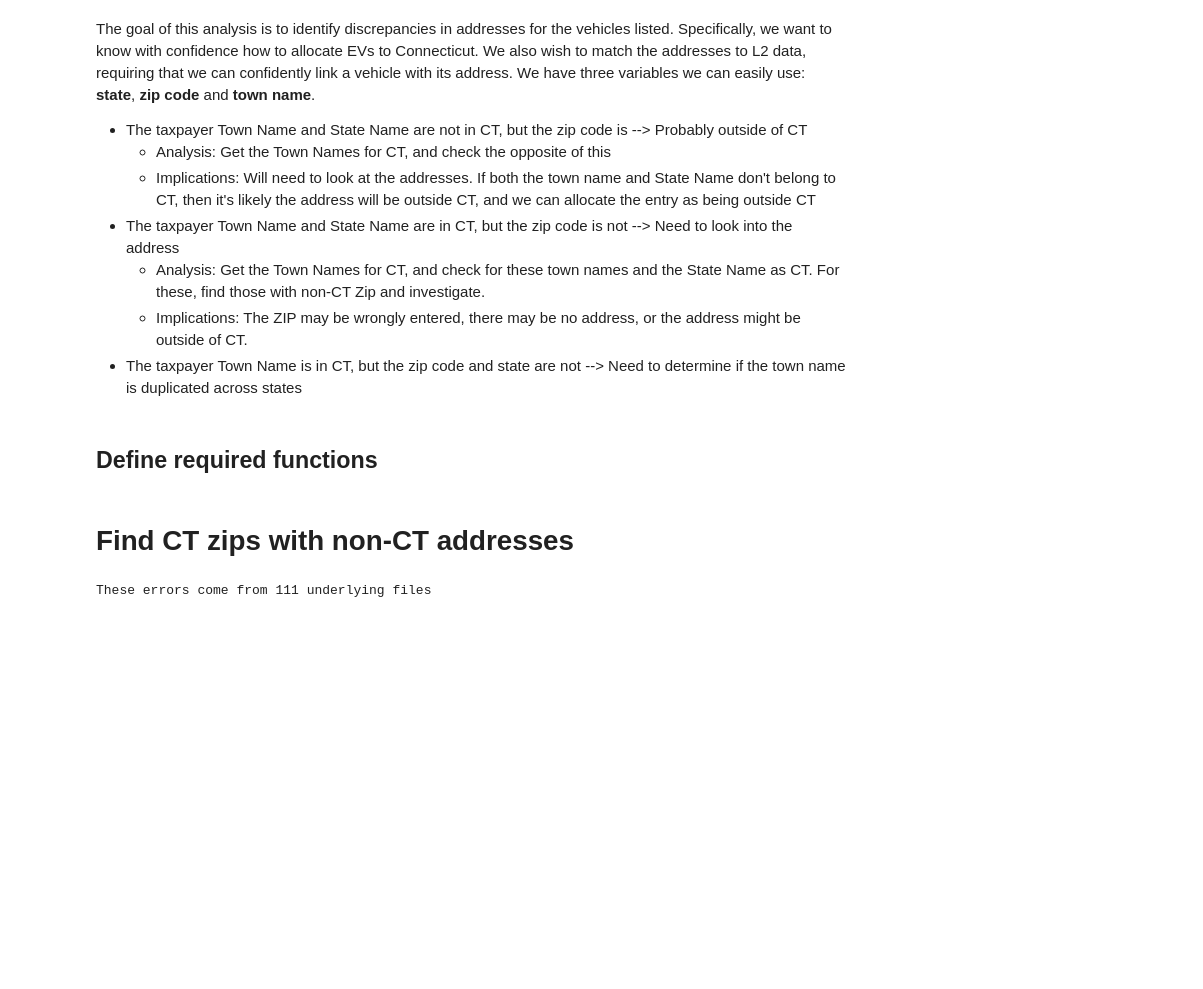
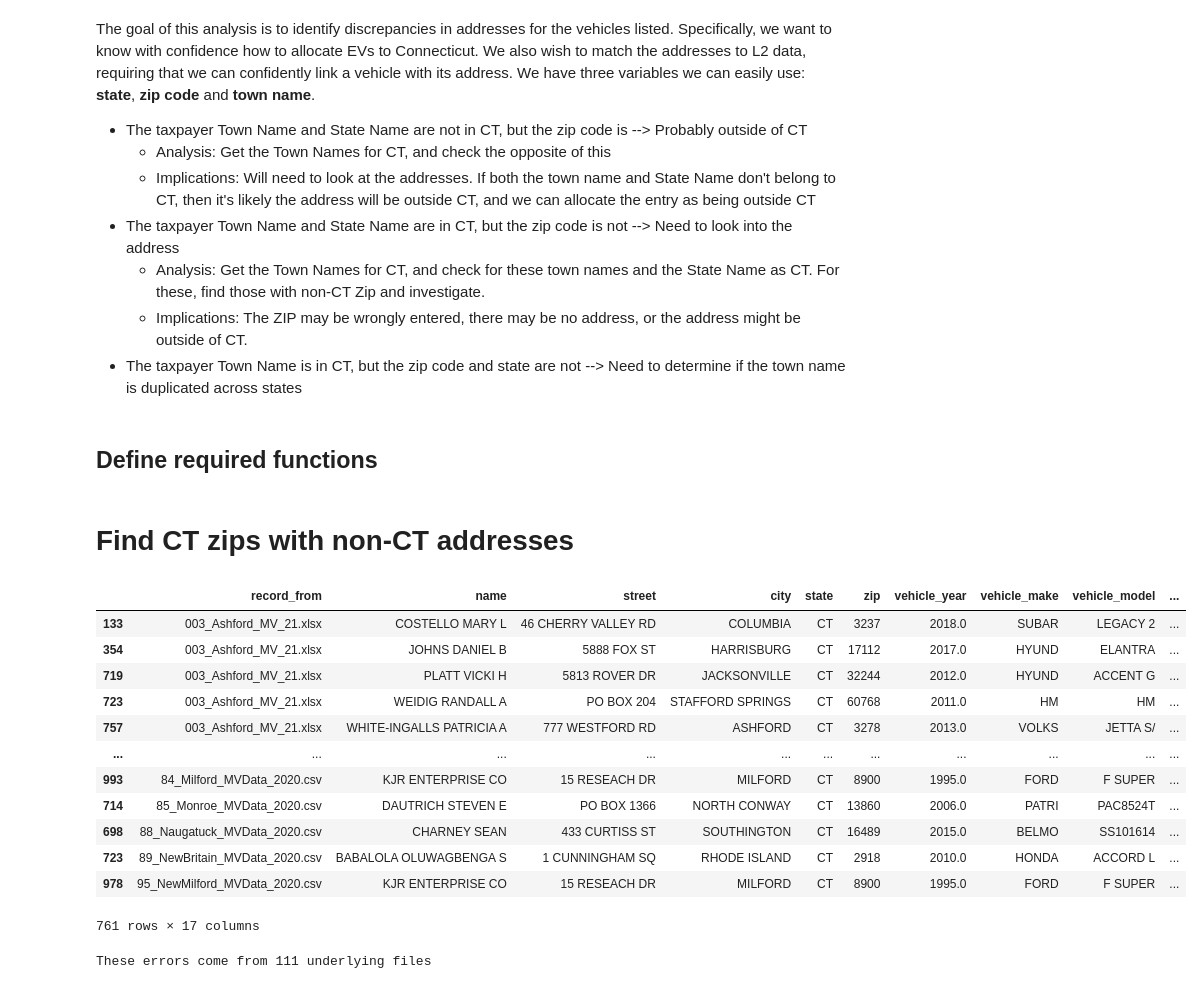
Before and after one commit to rajanoureddine/ctdot-tobin-yse, a Jupyter notebook: 1_municipal_data/check_reconstruct_municipal.ipynb, the cells around one changed output. Drawn from its saved outputs; the diff is of its cells as text; code cells hidden in the pictures; blank space fills up the shorter version.

```diff
--- a/1_municipal_data/check_reconstruct_municipal.ipynb
+++ b/1_municipal_data/check_reconstruct_municipal.ipynb
@@ -519,14 +519,21 @@ def create_valid_zip(zip):
                 return np.NaN
 
             # If length is 4 or 5, check it
-            elif((len(zip_str)) == 5) | (len(zip_str) == 4):
+            elif((len(zip_str) == 5) | (len(zip_str) == 4)):
                 matched = re.match("^\s*[0-9]*[0-9]{4}\.?0?\s*$", zip_str)
                 if matched:
                     return matched[0].zfill(5)
                 else:
                     return np.NaN
+            # If the zip is between 5 and 8 (inclusive) long, we assume the first 4 are the first part
+            # And the second 4 are the second part
+            # There is no other way to do this...
+            elif((len(zip_str) > 5) & (len(zip_str)<9)):
+                return create_valid_zip(zip_str[0:4])
+            elif (len(zip_str) == 9):
+                return create_valid_zip(zip_str[0:5])
             else:
-                return create_valid_zip(zip_str[0:5])
+                return np.NaN
 
     except Exception as e:
         print(e)
@@ -615,10 +622,11 @@ for chunk in tqdm(recompiled_data):
     chunk = chunk.drop("Unnamed: 0", axis = 1).reset_index(drop = True)
 
     # Check that the ZIPs and the states match
-    valid_zips = get_valid_zips(chunk, "zip")
-
+    chunk_corrected_zips = chunk
+    chunk_corrected_zips["zip_corrected"] = chunk_corrected_zips["zip"].apply(lambda x: create_valid_zip(x))
+    # get_valid_zips(chunk, "zip")
     # Join them
-    chunk_corrected_zips = chunk.join(valid_zips).reset_index(drop = True)
+    #chunk_corrected_zips = chunk.join(valid_zips).reset_index(drop = True)
 
     # Get CT zip codes
     ct_zip_mask = chunk_corrected_zips["zip_corrected"].apply(lambda x: ct_zip(x))
@@ -635,6 +643,22 @@ for chunk in tqdm(recompiled_data):
     nonct_zip_ct_state_chunk = chunk_corrected_zips.loc[nonct_zip_ct_state_mask]
     nonct_zip_ct_state_chunk = nonct_zip_ct_state_chunk.dropna(axis = 0, subset = ["zip_corrected"])
     nonct_zip_ct_state = pd.concat([nonct_zip_ct_state, nonct_zip_ct_state_chunk])
+# %%
+nonct_zip_ct_state
+# %% [output]
+|  | record_from | name | street | city | state | zip | vehicle_year | vehicle_make | vehicle_model | ... |
+| 133 | 003_Ashford_MV_21.xlsx | COSTELLO MARY L | 46 CHERRY VALLEY RD | COLUMBIA | CT | 3237 | 2018.0 | SUBAR | LEGACY 2 | ... |
+| 354 | 003_Ashford_MV_21.xlsx | JOHNS DANIEL B | 5888 FOX ST | HARRISBURG | CT | 17112 | 2017.0 | HYUND | ELANTRA | ... |
+| 719 | 003_Ashford_MV_21.xlsx | PLATT VICKI H | 5813 ROVER DR | JACKSONVILLE | CT | 32244 | 2012.0 | HYUND | ACCENT G | ... |
+| 723 | 003_Ashford_MV_21.xlsx | WEIDIG RANDALL A | PO BOX 204 | STAFFORD SPRINGS | CT | 60768 | 2011.0 | HM | HM | ... |
+| 757 | 003_Ashford_MV_21.xlsx | WHITE-INGALLS PATRICIA A | 777 WESTFORD RD | ASHFORD | CT | 3278 | 2013.0 | VOLKS | JETTA S/ | ... |
+| ... | ... | ... | ... | ... | ... | ... | ... | ... | ... | ... |
+| 993 | 84_Milford_MVData_2020.csv | KJR ENTERPRISE CO | 15 RESEACH DR | MILFORD | CT | 8900 | 1995.0 | FORD | F SUPER | ... |
+| 714 | 85_Monroe_MVData_2020.csv | DAUTRICH STEVEN E | PO BOX 1366 | NORTH CONWAY | CT | 13860 | 2006.0 | PATRI | PAC8524T | ... |
+| 698 | 88_Naugatuck_MVData_2020.csv | CHARNEY SEAN | 433 CURTISS ST | SOUTHINGTON | CT | 16489 | 2015.0 | BELMO | SS101614 | ... |
+| 723 | 89_NewBritain_MVData_2020.csv | BABALOLA OLUWAGBENGA S | 1 CUNNINGHAM SQ | RHODE ISLAND | CT | 2918 | 2010.0 | HONDA | ACCORD L | ... |
+| 978 | 95_NewMilford_MVData_2020.csv | KJR ENTERPRISE CO | 15 RESEACH DR | MILFORD | CT | 8900 | 1995.0 | FORD | F SUPER | ... |
+761 rows × 17 columns
 # %%
 ct_zip_nonct_state.reset_index(drop = True).to_csv(path.parent.parent / "data" / "analysis_outputs" / "ct_zip_nonct_state.csv")
 nonct_zip_ct_state.reset_index(drop = True).to_csv(path.parent.parent / "data" / "analysis_outputs" / "nonct_zip_ct_state.csv")
```
Also changed, not shown: parts of 17 cells of this notebook.
